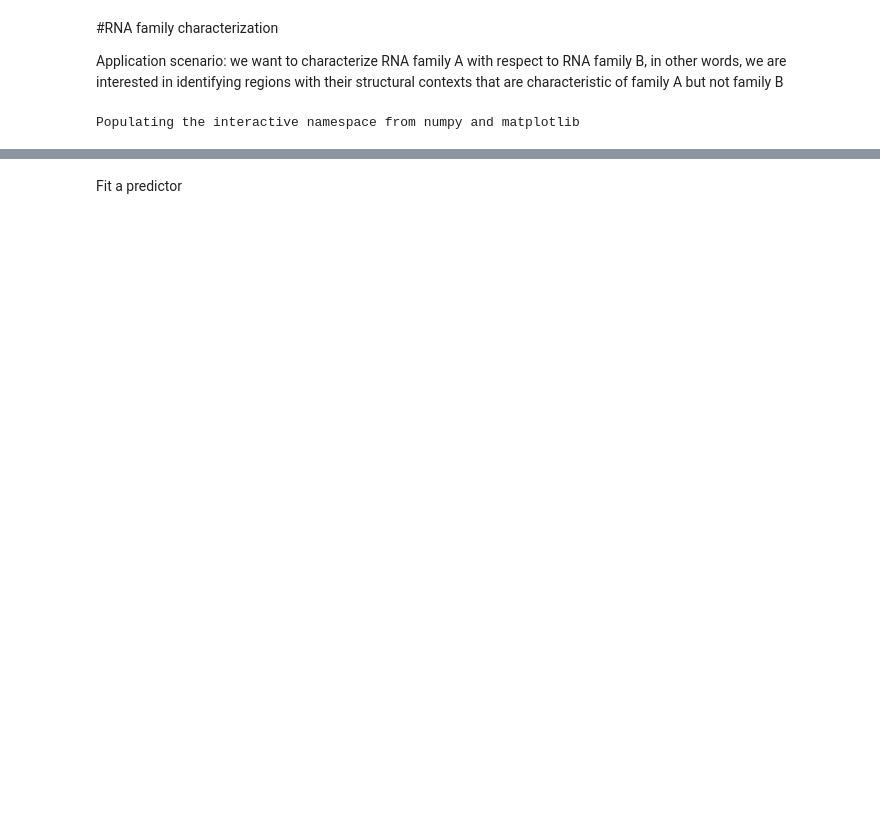
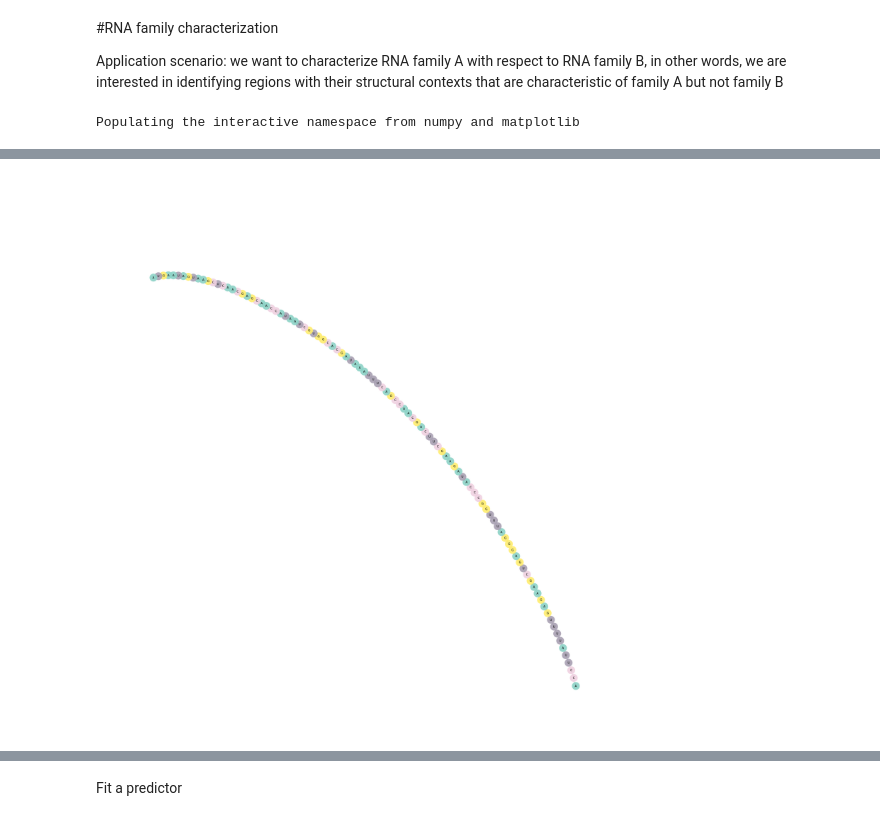
Before and after one commit to fabriziocosta/EDeN, a Jupyter notebook: examples/RNA.ipynb, the cells around one changed output, grey strips where cells are left out. Cells and saved outputs as stored; diff of their text form; code cells hidden in the pictures; blank space fills up the shorter version.

```diff
--- a/examples/RNA.ipynb
+++ b/examples/RNA.ipynb
@@ -99,0 +41,18 @@ Vectorization
+# %%
+def compose(url_string):
+    from eden.converter.FASTA import FASTA
+    graphs = FASTA.FASTA_to_eden(input = url_string, input_type = 'url')
+
+    from eden.modifier.graph import vertex_attributes
+    graphs = vertex_attributes.colorize(graphs, output_attribute = 'level', labels = ['A','U','C','G'])
+
+    return graphs
+# %%
+from eden.util import display
+import itertools as it
+graphs = compose(url_string)
+for graph in it.islice(graphs,start,stop,step):
+    display.draw_graph(graph, node_border = False, size=40, node_size = 1000, font_size = 12, vertex_alpha = 0.9,
+                       vertex_color = 'level', colormap = 'Set3')
+# %% [output]
+[figure, added]
```
Also changed, not shown: parts of 33 cells of this notebook, 8 other files.
